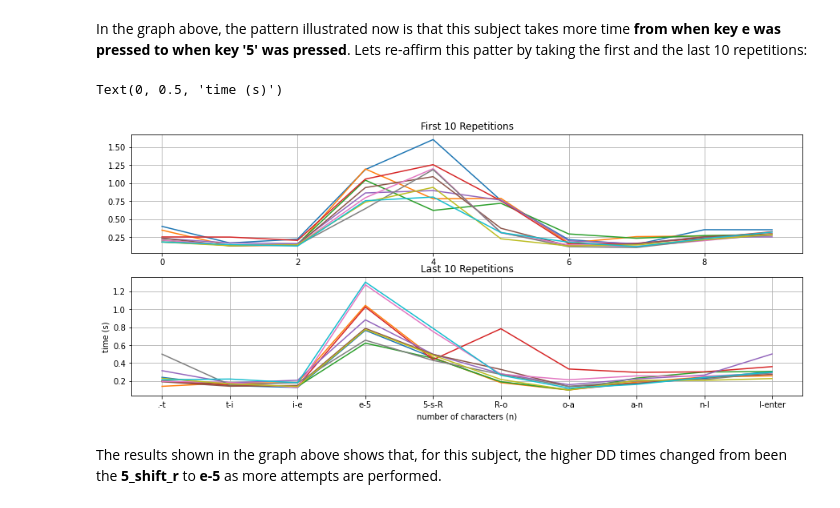
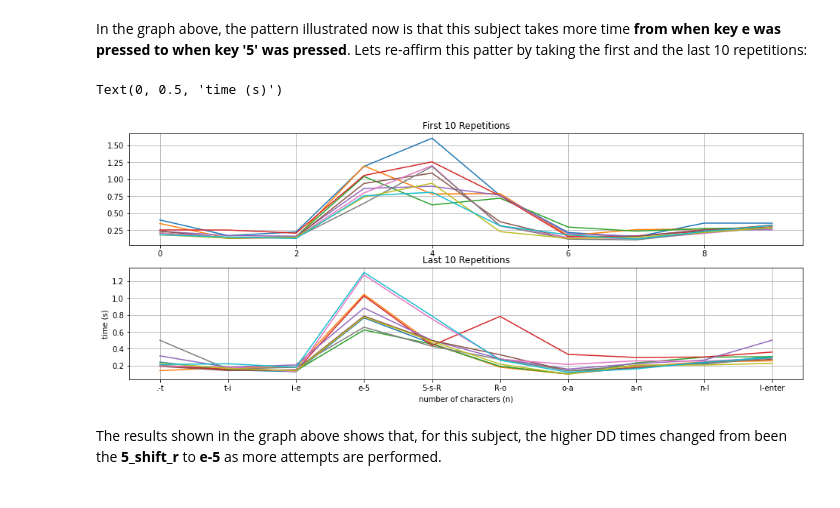
Before and after one commit to kevinmgamboa/keystroke_dynamics, a Jupyter notebook: keystroke_dynamics-Benchmark_Dataset_v1.ipynb, the cells around one changed output. Saved outputs shown, nothing was run; the diff lists cells and outputs as text; code cells hidden in the pictures.

```diff
--- a/keystroke_dynamics-Benchmark_Dataset_v1.ipynb
+++ b/keystroke_dynamics-Benchmark_Dataset_v1.ipynb
@@ -177,31 +181,31 @@ In the graph above, the pattern illustrated now is that this subject takes more
 # %%
 # Taking the first 10 and the last 10 repetitions from session 1
 
 # First, select the 50 repetitions of session 1
 AL = dataset[(dataset['subject']=='s002') & (dataset['sessionIndex'] == 1)].to_numpy()[:,4:]
 DD_10_i = get_DD_time(AL[:10,:])  # for storing initial repetitions
 DD_10_l = get_DD_time(AL[-10:,:])  # storing last 10 repetitions
 
-plt.figure(figsize=(15,6))
+plt.figure(figsize=(16,6))
 for j in range(10):
     plt.subplot(2,1,1)
     plt.plot(DD_10_i[j])
     plt.subplot(2,1,2)
     plt.plot(DD_10_l[j])
 
 plt.subplot(2,1,1)
 plt.title('First 10 Repetitions')
 plt.grid(True)
 plt.subplot(2,1,2)
 plt.title('Last 10 Repetitions')
 plt.grid(True)
 
 plt.xticks(np.arange(10),x_pass, va='top')
 plt.xlabel('number of characters (n)')
 plt.ylabel('time (s)')
 # %% [output]
 Text(0, 0.5, 'time (s)')
-[figure, old version]
+[figure, new version]
 # %% [markdown]
 The results shown in the graph above shows that, for this subject, the higher DD times changed from been the **5_shift_r** to **e-5** as more attempts are performed.
 # %% [markdown]
```
Also changed, not shown: parts of 4 cells of this notebook.
